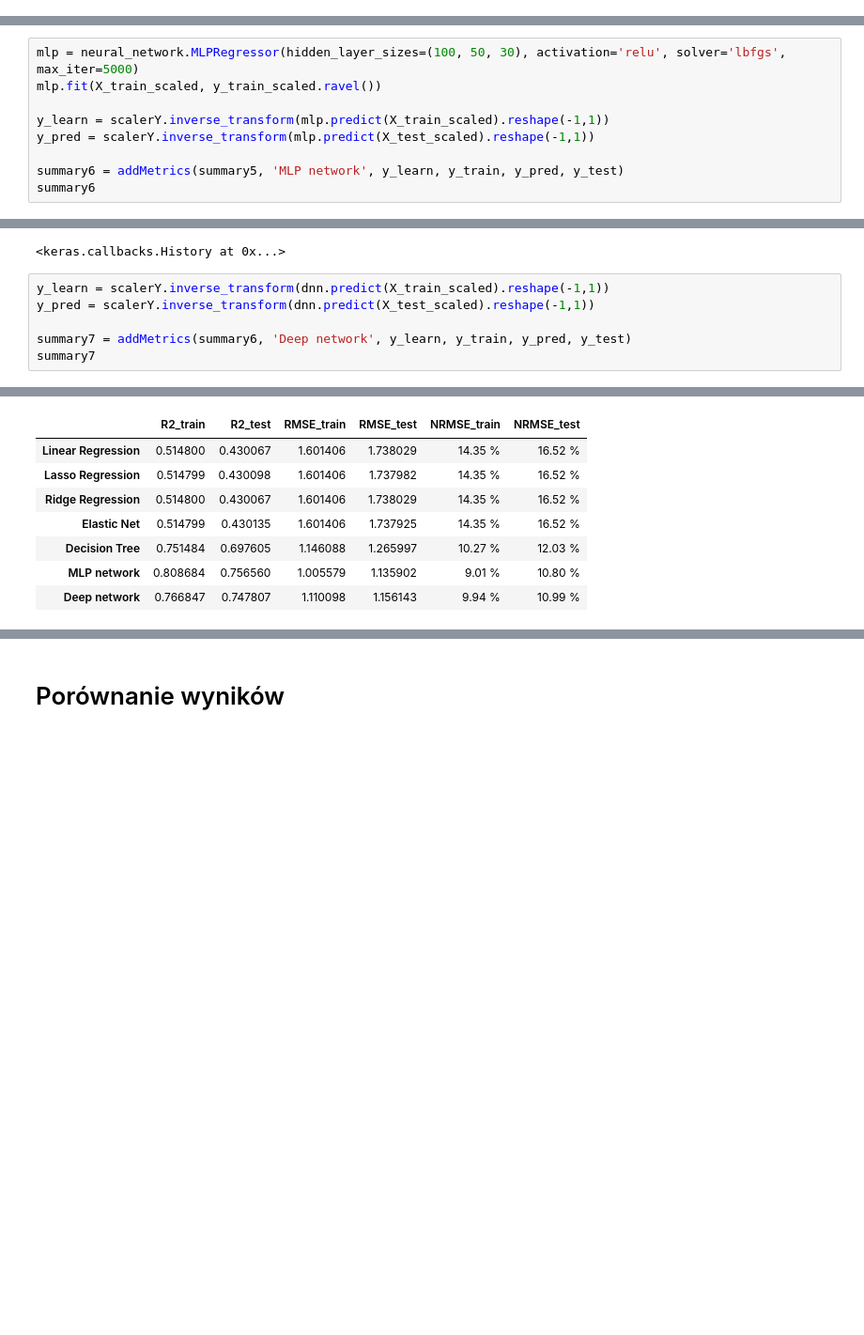
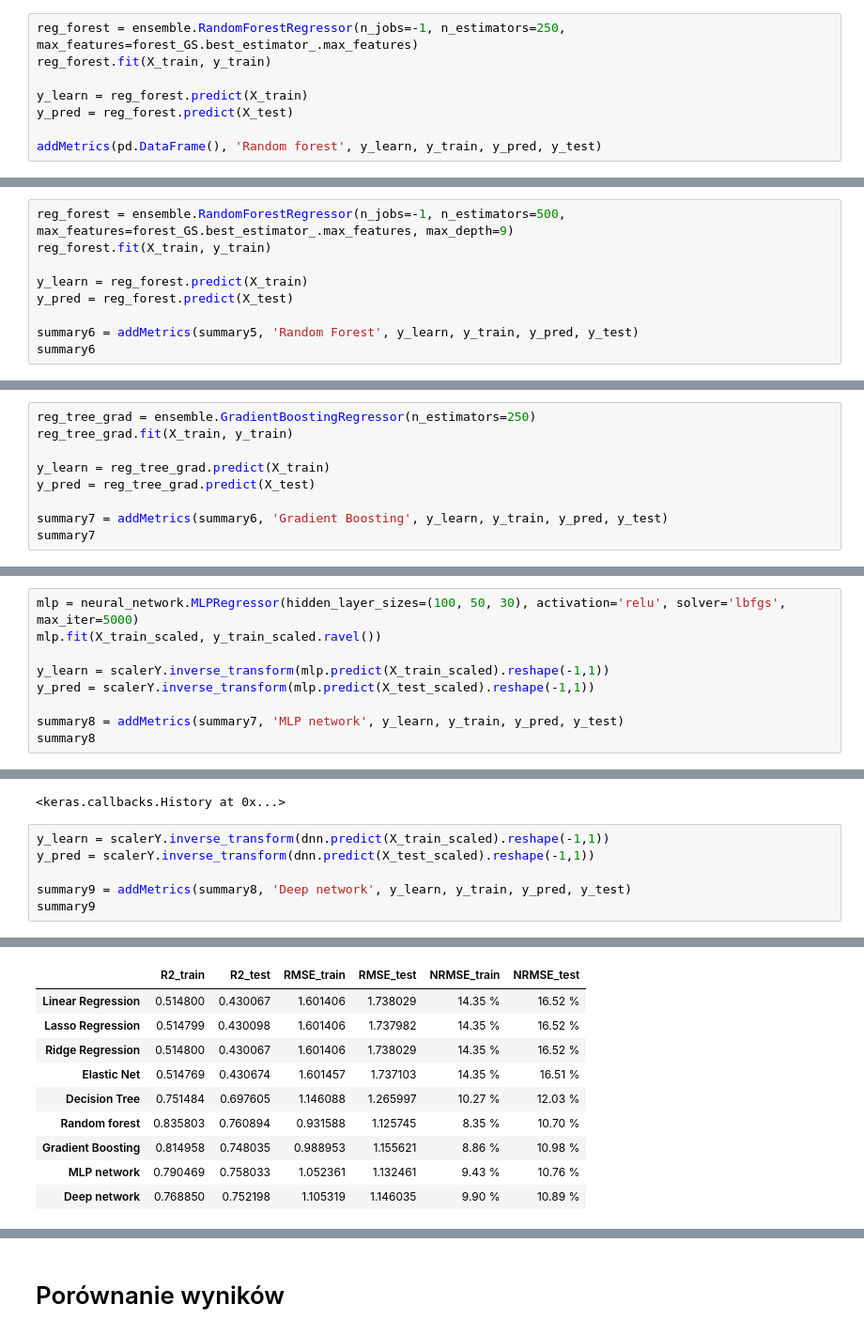
Before and after one commit to rad-mat/Solubility_model_development, a Jupyter notebook: Solubility_model_development.ipynb, the cells around one changed output, grey strips where cells are left out. Shown at 94% size. Cells and saved outputs as stored; diff of their text form; blank space fills up the shorter version.

Commit message:
Added random forest and gradient boost algorithms

```diff
--- a/Solubility_model_development.ipynb
+++ b/Solubility_model_development.ipynb
@@ -389,0 +390,8 @@ plt.show()
+# %%
+reg_forest = ensemble.RandomForestRegressor(n_jobs=-1, n_estimators=250, max_features=forest_GS.best_estimator_.max_features)
+reg_forest.fit(X_train, y_train)
+
+y_learn = reg_forest.predict(X_train)
+y_pred = reg_forest.predict(X_test)
+
+addMetrics(pd.DataFrame(), 'Random forest', y_learn, y_train, y_pred, y_test)
@@ -389,0 +403,9 @@ plt.show()
+# %%
+reg_forest = ensemble.RandomForestRegressor(n_jobs=-1, n_estimators=500, max_features=forest_GS.best_estimator_.max_features, max_depth=9)
+reg_forest.fit(X_train, y_train)
+
+y_learn = reg_forest.predict(X_train)
+y_pred = reg_forest.predict(X_test)
+
+summary6 = addMetrics(summary5, 'Random Forest', y_learn, y_train, y_pred, y_test)
+summary6
@@ -389,0 +426,9 @@ plt.show()
+# %%
+reg_tree_grad = ensemble.GradientBoostingRegressor(n_estimators=250)
+reg_tree_grad.fit(X_train, y_train)
+
+y_learn = reg_tree_grad.predict(X_train)
+y_pred = reg_tree_grad.predict(X_test)
+
+summary7 = addMetrics(summary6, 'Gradient Boosting', y_learn, y_train, y_pred, y_test)
+summary7
@@ -407,8 +465,8 @@ mlp.fit(X_train_scaled, y_train_scaled.ravel())
 y_learn = scalerY.inverse_transform(mlp.predict(X_train_scaled).reshape(-1,1))
 y_pred = scalerY.inverse_transform(mlp.predict(X_test_scaled).reshape(-1,1))
 
-summary6 = addMetrics(summary5, 'MLP network', y_learn, y_train, y_pred, y_test)
-summary6
+summary8 = addMetrics(summary7, 'MLP network', y_learn, y_train, y_pred, y_test)
+summary8
 # %% [output]
 |  | R2_train | R2_test | RMSE_train | RMSE_test | NRMSE_train | NRMSE_test |
 | Linear Regression | 0.514800 | 0.430067 | 1.601406 | 1.738029 | 14.35 % | 16.52 % |
@@ -453,6 +507,6 @@ dnn.fit(X_train_scaled, y_train_scaled, epochs=1000, batch_size=500, verbose=0)
 y_learn = scalerY.inverse_transform(dnn.predict(X_train_scaled).reshape(-1,1))
 y_pred = scalerY.inverse_transform(dnn.predict(X_test_scaled).reshape(-1,1))
 
-summary7 = addMetrics(summary6, 'Deep network', y_learn, y_train, y_pred, y_test)
-summary7
+summary9 = addMetrics(summary8, 'Deep network', y_learn, y_train, y_pred, y_test)
+summary9
 # %% [output]
@@ -461,8 +515,10 @@ summary7
 |  | R2_train | R2_test | RMSE_train | RMSE_test | NRMSE_train | NRMSE_test |
 | Linear Regression | 0.514800 | 0.430067 | 1.601406 | 1.738029 | 14.35 % | 16.52 % |
 | Lasso Regression | 0.514799 | 0.430098 | 1.601406 | 1.737982 | 14.35 % | 16.52 % |
 | Ridge Regression | 0.514800 | 0.430067 | 1.601406 | 1.738029 | 14.35 % | 16.52 % |
-| Elastic Net | 0.514799 | 0.430135 | 1.601406 | 1.737925 | 14.35 % | 16.52 % |
+| Elastic Net | 0.514769 | 0.430674 | 1.601457 | 1.737103 | 14.35 % | 16.51 % |
 | Decision Tree | 0.751484 | 0.697605 | 1.146088 | 1.265997 | 10.27 % | 12.03 % |
-| MLP network | 0.808684 | 0.756560 | 1.005579 | 1.135902 | 9.01 % | 10.80 % |
-| Deep network | 0.766847 | 0.747807 | 1.110098 | 1.156143 | 9.94 % | 10.99 % |
+| Random forest | 0.835803 | 0.760894 | 0.931588 | 1.125745 | 8.35 % | 10.70 % |
+| Gradient Boosting | 0.814958 | 0.748035 | 0.988953 | 1.155621 | 8.86 % | 10.98 % |
+| MLP network | 0.790469 | 0.758033 | 1.052361 | 1.132461 | 9.43 % | 10.76 % |
+| Deep network | 0.768850 | 0.752198 | 1.105319 | 1.146035 | 9.90 % | 10.89 % |
```
Also changed, not shown: parts of 40 cells of this notebook.
